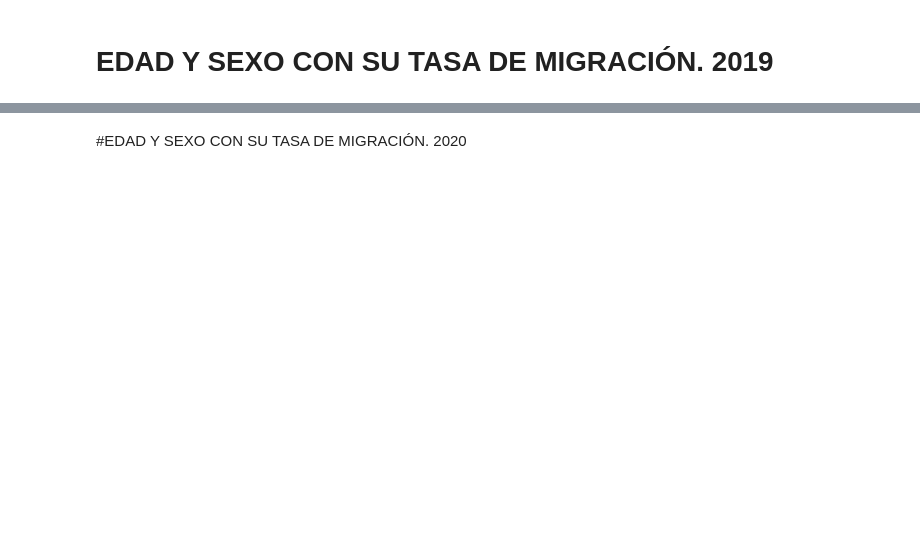
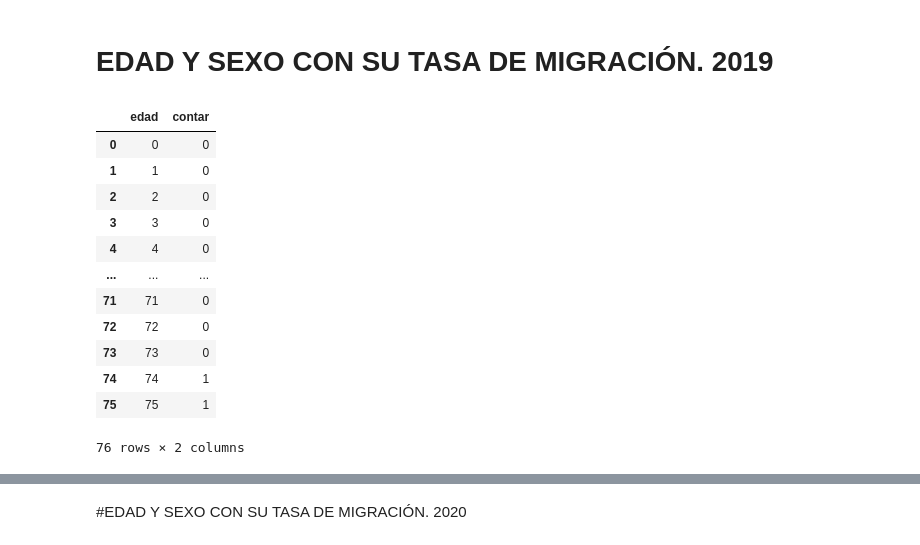
Before and after one commit to ErickNicolasP/ASE, a Jupyter notebook: proyecto_ASE.ipynb, the cells around one changed output, grey strips where cells are left out. Drawn from its saved outputs; the diff is of its cells as text; code cells hidden in the pictures; blank space fills up the shorter version.

```diff
--- a/proyecto_ASE.ipynb
+++ b/proyecto_ASE.ipynb
@@ -91,26 +134,40 @@ tasa_2018
 # %% [markdown]
 # EDAD Y SEXO CON SU TASA DE MIGRACIÓN. 2019
 # %%
-hombres_df_2018 = dev_2018.loc[(dev_2018["p1"] == 1) & (dev_2018["p2"] < 97), ["p2", "p1"]].value_counts().reset_index()
-hombres_df_2018 = hombres_df_2018.loc[:, ["p2", 0]]
-hombres_df_2018.columns = ["edad", "contar"]
+hombres_df_2019 = dev_2019.loc[(dev_2019["p1"] == 1) & (dev_2019["p2"] < 97), ["p2", "p1"]].value_counts().reset_index()
+hombres_df_2019 = hombres_df_2019.loc[:, ["p2", 0]]
+hombres_df_2019.columns = ["edad", "contar"]
 
-mujeres_df_2018 = dev_2018.loc[(dev_2018["p1"] == 2) & (dev_2018["p2"] < 97), ["p2", "p1"]].value_counts().reset_index()
-mujeres_df_2018 = mujeres_df_2018.loc[:, ["p2", 0]]
-mujeres_df_2018.columns = ["edad", "contar"]
+mujeres_df_2019 = dev_2019.loc[(dev_2019["p1"] == 2) & (dev_2019["p2"] < 97), ["p2", "p1"]].value_counts().reset_index()
+mujeres_df_2019 = mujeres_df_2019.loc[:, ["p2", 0]]
+mujeres_df_2019.columns = ["edad", "contar"]
 # %%
-if hombres_df_2018["edad"].max() > mujeres_df_2018["edad"].max() :
-    max = hombres_df_2018["edad"].max()
+if hombres_df_2019["edad"].max() > mujeres_df_2019["edad"].max() :
+    max = hombres_df_2019["edad"].max()
 else:
-    max = mujeres_df_2018["edad"].max()
+    max = mujeres_df_2019["edad"].max()
 # %%
 rango_edades = set(range(0, max+1))
-edades_presentes = set(hombres_df_2018['edad'])
+edades_presentes = set(hombres_df_2019['edad'])
 edades_faltantes = rango_edades - edades_presentes
 
 for edad in edades_faltantes:
-    hombres_df_2018.loc[len(hombres_df_2018)] = [edad, 0]
-hombres_df_2018 = hombres_df_2018.sort_values("edad").reset_index(drop=True)
-hombres_df_2018
+    hombres_df_2019.loc[len(hombres_df_2019)] = [edad, 0]
+hombres_df_2019 = hombres_df_2019.sort_values("edad").reset_index(drop=True)
+hombres_df_2019
+# %% [output]
+|  | edad | contar |
+| 0 | 0 | 0 |
+| 1 | 1 | 0 |
+| 2 | 2 | 0 |
+| 3 | 3 | 0 |
+| 4 | 4 | 0 |
+| ... | ... | ... |
+| 71 | 71 | 0 |
+| 72 | 72 | 0 |
+| 73 | 73 | 0 |
+| 74 | 74 | 1 |
+| 75 | 75 | 1 |
+76 rows × 2 columns
 # %%
 rango_edades = set(range(0, max+1))
```
Also changed, not shown: parts of 20 cells of this notebook.
